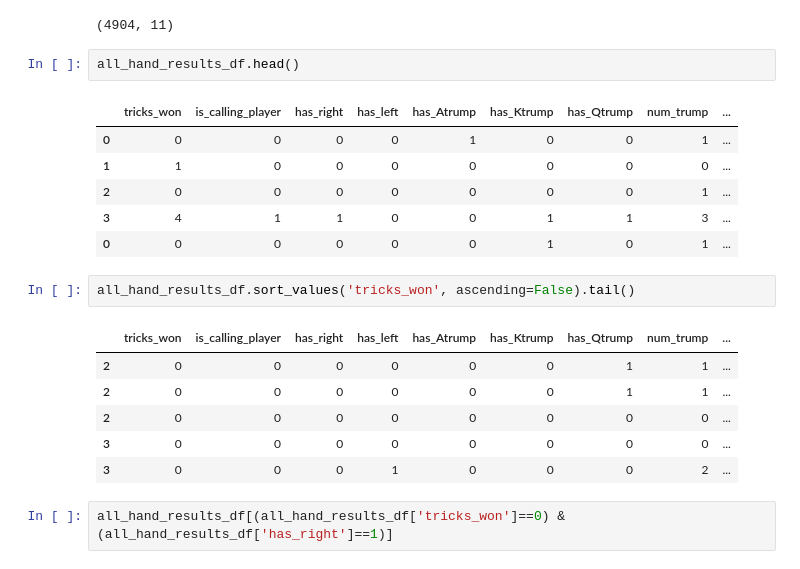
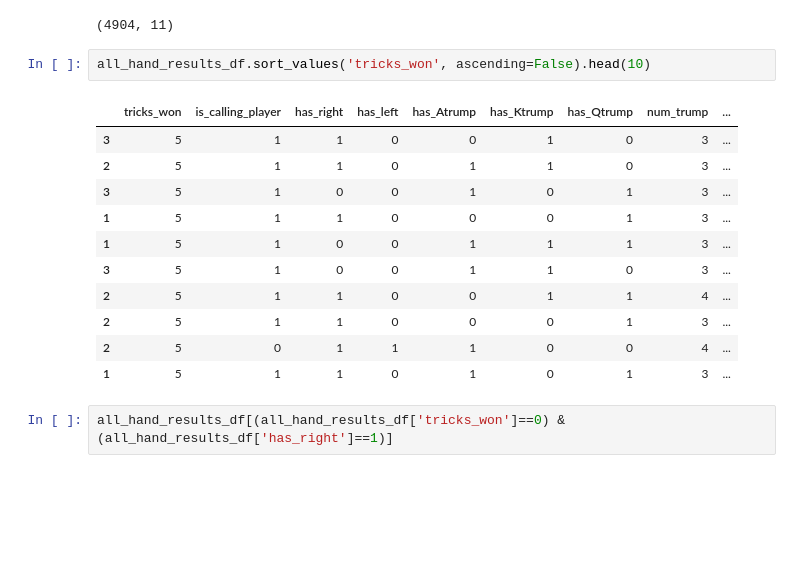
Before and after one commit to jeremypmobley/nonsense, a Jupyter notebook: euchre/euchre_dev.ipynb, the cells around one changed output. Saved outputs shown, nothing was run; the diff lists cells and outputs as text; blank space fills up the shorter version.

```diff
--- a/euchre/euchre_dev.ipynb
+++ b/euchre/euchre_dev.ipynb
@@ -554,24 +423,20 @@ Wall time: 2.9 s
 all_hand_results_df.shape
 # %% [output]
 (4904, 11)
-# %%
-all_hand_results_df.head()
-# %% [output]
-|  | tricks_won | is_calling_player | has_right | has_left | has_Atrump | has_Ktrump | has_Qtrump | num_trump | ... |
-| 0 | 0 | 0 | 0 | 0 | 1 | 0 | 0 | 1 | ... |
-| 1 | 1 | 0 | 0 | 0 | 0 | 0 | 0 | 0 | ... |
-| 2 | 0 | 0 | 0 | 0 | 0 | 0 | 0 | 1 | ... |
-| 3 | 4 | 1 | 1 | 0 | 0 | 1 | 1 | 3 | ... |
-| 0 | 0 | 0 | 0 | 0 | 0 | 1 | 0 | 1 | ... |
 # %%
-all_hand_results_df.sort_values('tricks_won', ascending=False).tail()
+all_hand_results_df.sort_values('tricks_won', ascending=False).head(10)
 # %% [output]
 |  | tricks_won | is_calling_player | has_right | has_left | has_Atrump | has_Ktrump | has_Qtrump | num_trump | ... |
-| 2 | 0 | 0 | 0 | 0 | 0 | 0 | 1 | 1 | ... |
-| 2 | 0 | 0 | 0 | 0 | 0 | 0 | 1 | 1 | ... |
-| 2 | 0 | 0 | 0 | 0 | 0 | 0 | 0 | 0 | ... |
-| 3 | 0 | 0 | 0 | 0 | 0 | 0 | 0 | 0 | ... |
-| 3 | 0 | 0 | 0 | 1 | 0 | 0 | 0 | 2 | ... |
+| 3 | 5 | 1 | 1 | 0 | 0 | 1 | 0 | 3 | ... |
+| 2 | 5 | 1 | 1 | 0 | 1 | 1 | 0 | 3 | ... |
+| 3 | 5 | 1 | 0 | 0 | 1 | 0 | 1 | 3 | ... |
+| 1 | 5 | 1 | 1 | 0 | 0 | 0 | 1 | 3 | ... |
+| 1 | 5 | 1 | 0 | 0 | 1 | 1 | 1 | 3 | ... |
+| 3 | 5 | 1 | 0 | 0 | 1 | 1 | 0 | 3 | ... |
+| 2 | 5 | 1 | 1 | 0 | 0 | 1 | 1 | 4 | ... |
+| 2 | 5 | 1 | 1 | 0 | 0 | 0 | 1 | 3 | ... |
+| 2 | 5 | 0 | 1 | 1 | 1 | 0 | 0 | 4 | ... |
+| 1 | 5 | 1 | 1 | 0 | 1 | 0 | 1 | 3 | ... |
 # %%
 all_hand_results_df[(all_hand_results_df['tricks_won']==0) & (all_hand_results_df['has_right']==1)]
 # %% [output]
```
Also changed, not shown: parts of 34 cells of this notebook, 1 other file.
